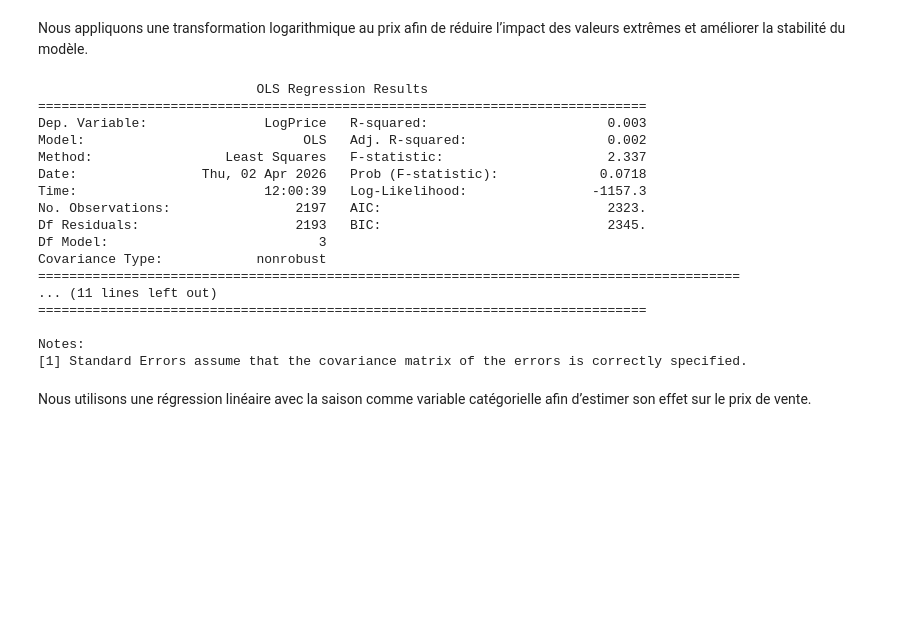
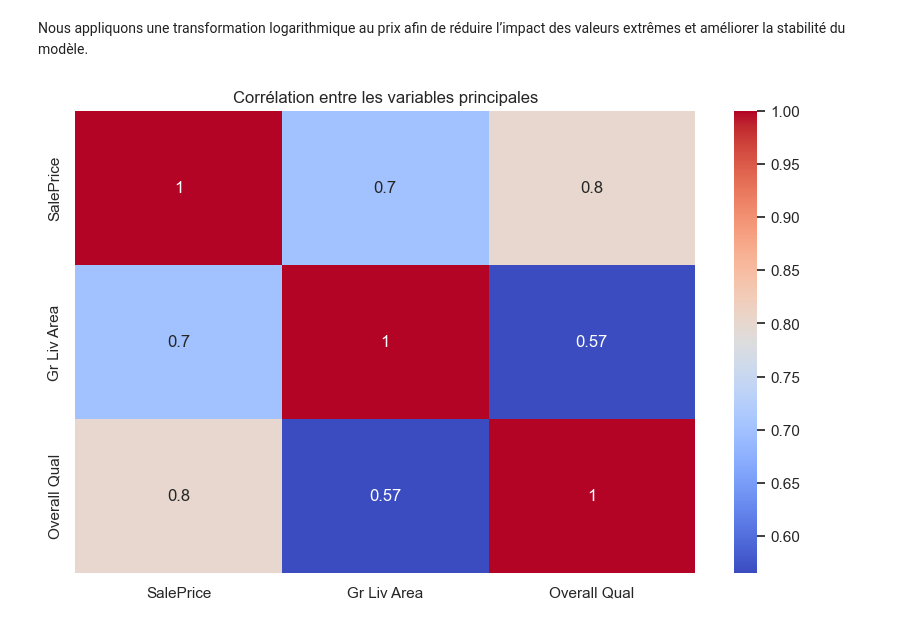
Before and after one commit to AnjaraAndriatseheno/Exo_Visualisation, a Jupyter notebook: oral.ipynb, the cells around one changed output. Cells and saved outputs as stored; diff of their text form; code cells hidden in the pictures; blank space fills up the shorter version.

```diff
--- a/oral.ipynb
+++ b/oral.ipynb
@@ -257,28 +257,12 @@ Il permet de discuter d’un éventuel effet saisonnier global, sans noyer le pu
 Nous appliquons une transformation logarithmique au prix afin de réduire l’impact des valeurs extrêmes et améliorer la stabilité du modèle.
 # %%
 df["LogPrice"] = np.log(df["SalePrice"])
-# %%
-import statsmodels.formula.api as smf
-
-model = smf.ols("LogPrice ~ C(Season)", data=df).fit()
-print(model.summary())
-# %% [output]
-                            OLS Regression Results
-==============================================================================
-Dep. Variable:               LogPrice   R-squared:                       0.003
-Model:                            OLS   Adj. R-squared:                  0.002
-Method:                 Least Squares   F-statistic:                     2.337
-Date:                Thu, 02 Apr 2026   Prob (F-statistic):             0.0718
-Time:                        12:00:39   Log-Likelihood:                -1157.3
-No. Observations:                2197   AIC:                             2323.
-Df Residuals:                    2193   BIC:                             2345.
-Df Model:                           3
-Covariance Type:            nonrobust
-==========================================================================================
-... (11 lines left out)
-==============================================================================
-
-Notes:
-[1] Standard Errors assume that the covariance matrix of the errors is correctly specified.
-# %% [markdown]
-Nous utilisons une régression linéaire avec la saison comme variable catégorielle afin d’estimer son effet sur le prix de vente.
+# %%
+cols = ["SalePrice", "Gr Liv Area", "Overall Qual"]
+corr = df[cols].corr()
+
+sns.heatmap(corr, annot=True, cmap="coolwarm")
+plt.title("Corrélation entre les variables principales")
+plt.show()
+# %% [output]
+[figure, added]
```
Also changed, not shown: parts of 8 cells of this notebook.
